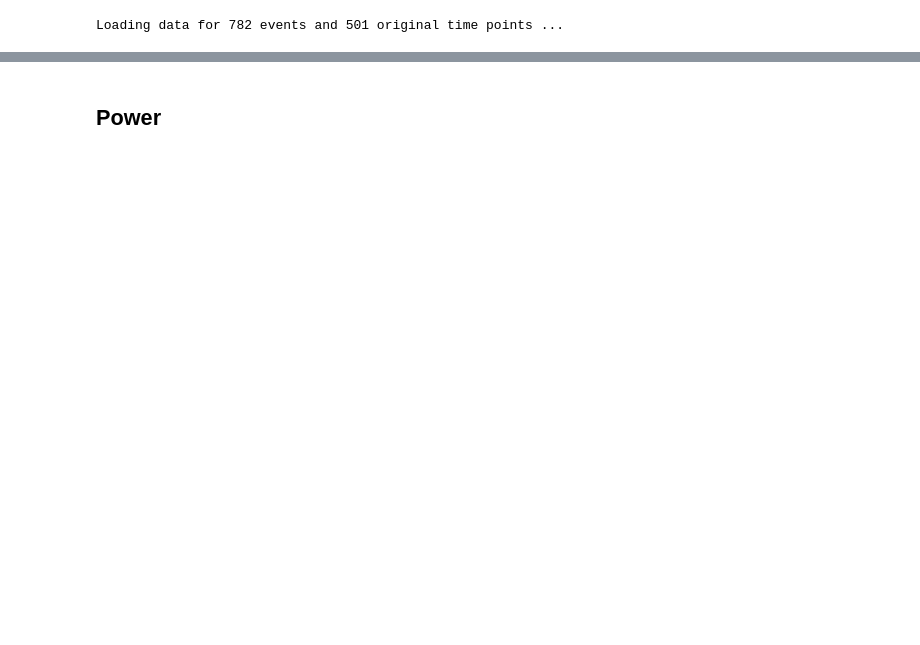
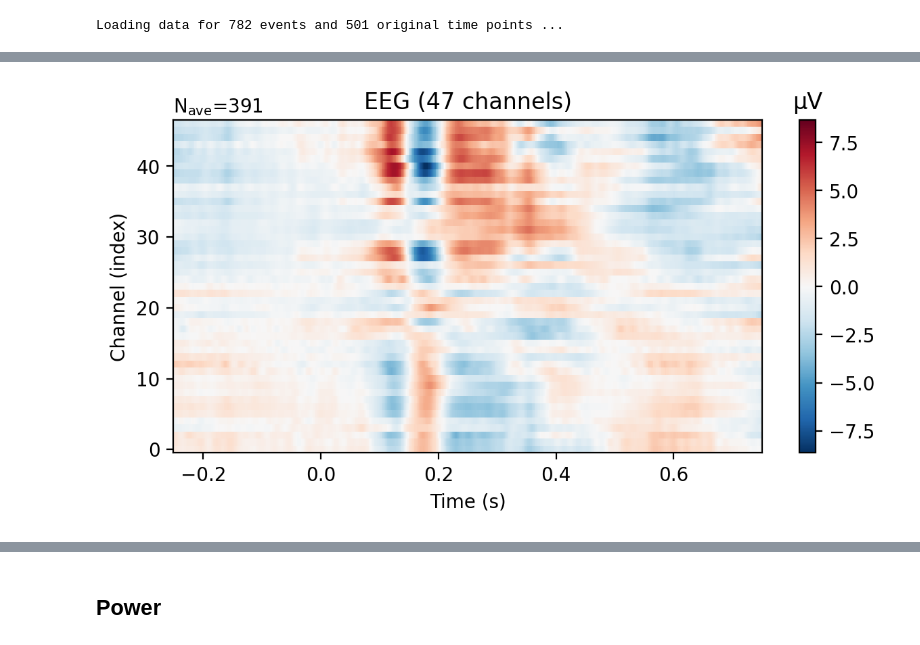
Before and after one commit to weiglszonja/meeg-tools, a Jupyter notebook: tutorials/time_frequency_analysis_tutorial.ipynb, the cells around one changed output, grey strips where cells are left out. Saved outputs shown, nothing was run; the diff lists cells and outputs as text; code cells hidden in the pictures; blank space fills up the shorter version.

```diff
--- a/tutorials/time_frequency_analysis_tutorial.ipynb
+++ b/tutorials/time_frequency_analysis_tutorial.ipynb
@@ -119,0 +185,5 @@ Initializing animation...
+# %%
+# plot topography per row (one channel per row)
+evoked_H.plot_image()
+# %% [output]
+[figure, added]
```
Also changed, not shown: parts of 32 cells of this notebook.
